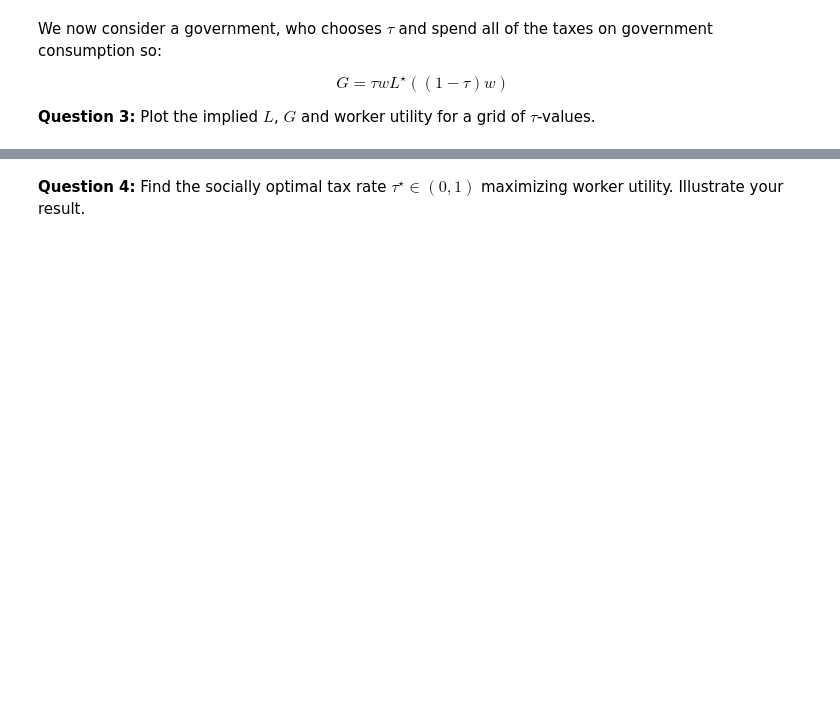
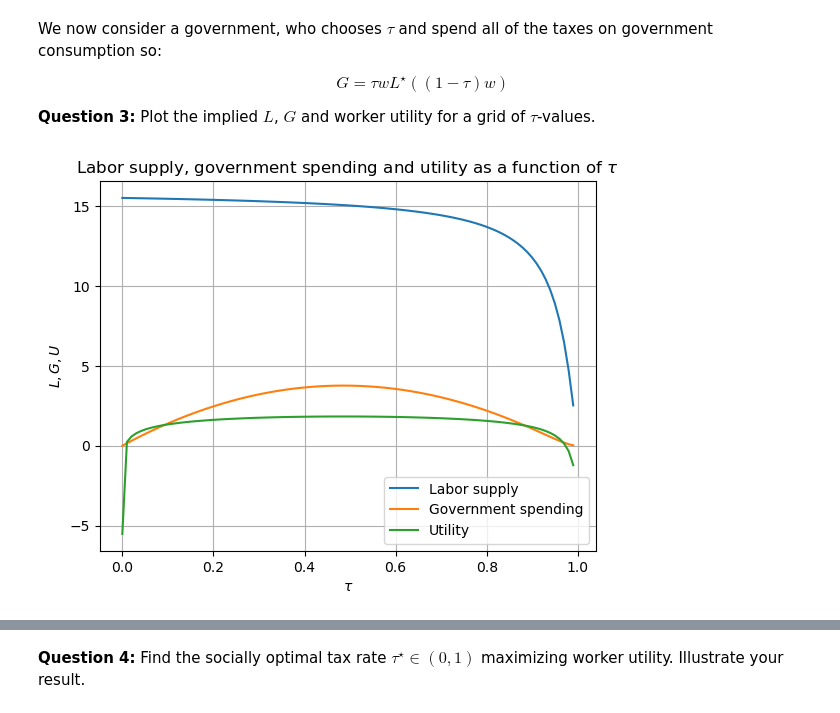
Before and after one commit to NumEconCopenhagen/projects-2023-jt, a Jupyter notebook: Exam/Exam-2023-notebook.ipynb, the cells around one changed output, grey strips where cells are left out. Drawn from its saved outputs; the diff is of its cells as text; code cells hidden in the pictures; blank space fills up the shorter version.

```diff
--- a/Exam/Exam-2023-notebook.ipynb
+++ b/Exam/Exam-2023-notebook.ipynb
@@ -75,0 +152,46 @@ $$
+# %%
+# We define the parameters for the government spending
+tau = 0.30
+w = 1.0
+L = L_star[1]
+alpha = 0.5
+kappa = 1.0
+nu = 1 / (2 * 16**2)
+# We define the function for the government spending
+G = tau*w*L*((1-tau)*w)
+
+# We create a linspace for tau values, that we are going to iterate over.
+tau_values = np.linspace(1e-7, 1.0, 100)
+
+def implied_values(tau) :
+    L = (-kappa + (kappa**2 + 4*(alpha / nu) * ((1-tau)*w)**2)**(1/2)) / (2*(1-tau)*w)
+    G = tau*w*L*((1-tau)*w)
+    utility = sm.log((kappa + w*L)**alpha * G**(1-alpha)) - nu*(L**2 / 2)
+    return L, G, utility
+
+# We create empty lists for the values we are going to append
+L_values = []
+G_values = []
+utility_values = []
+
+# We iterate over the tau values and append the values to the empty lists
+for tau in tau_values :
+    L, G, utility = implied_values(tau)
+    L_values.append(L)
+    G_values.append(G)
+    utility_values.append(utility)
+
+# We plot the results
+fig = plt.figure()
+ax = fig.add_subplot(1,1,1)
+ax.plot(tau_values, L_values, label = 'Labor supply')
+ax.plot(tau_values, G_values, label = 'Government spending')
+ax.plot(tau_values, utility_values, label = 'Utility')
+ax.set_xlabel('$\\tau$')
+ax.set_ylabel('$L, G, U$')
+ax.set_title('Labor supply, government spending and utility as a function of $\\tau$')
+ax.grid(True)
+ax.legend()
+plt.show()
+# %% [output]
+[figure, added]
```
Also changed, not shown: parts of 14 cells of this notebook.
